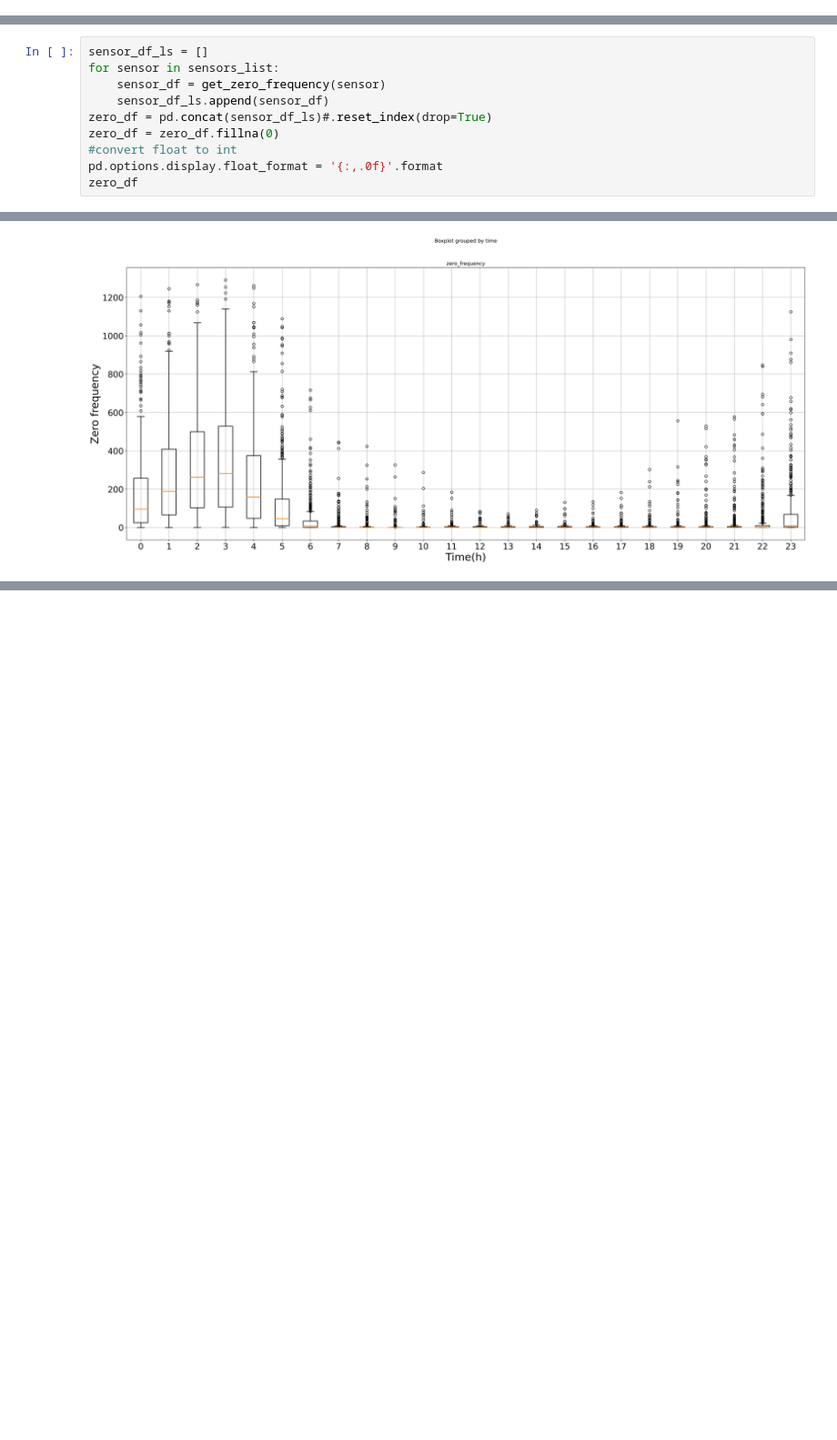
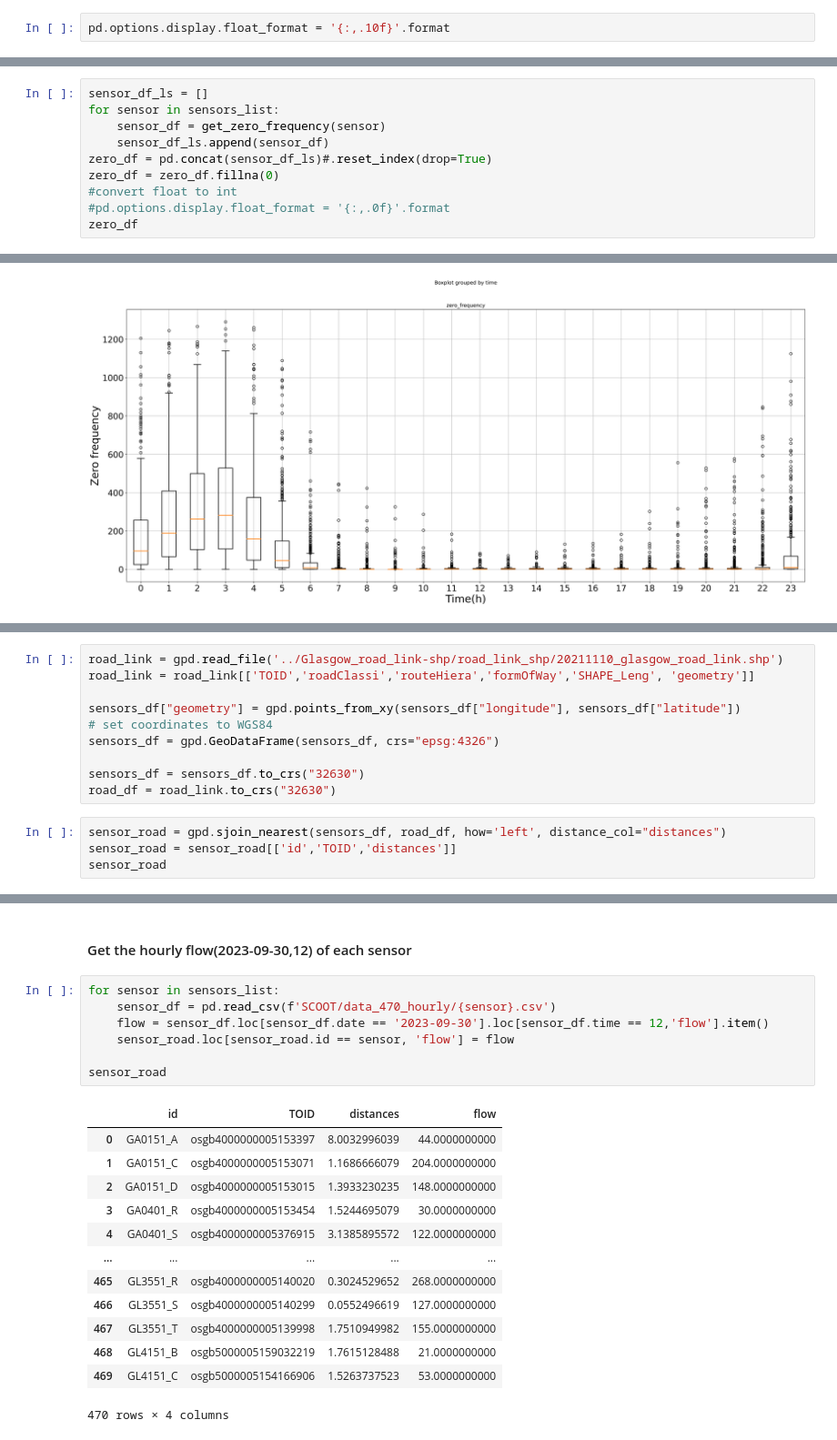
Before and after one commit to YueLi-0816/data_paper, a Jupyter notebook: traffic_flow_plot.ipynb, the cells around one changed output, grey strips where cells are left out. Shown at 91% size. Saved outputs shown, nothing was run; the diff lists cells and outputs as text; blank space fills up the shorter version.

Commit message:
find the closest road of each sensor

```diff
--- a/traffic_flow_plot.ipynb
+++ b/traffic_flow_plot.ipynb
@@ -6,6 +7,8 @@ from collections import Counter
 import seaborn as sns
 import matplotlib.pyplot as plt
 from matplotlib.pyplot import figure
+# %%
+pd.options.display.float_format = '{:,.10f}'.format
 # %%
 sensors_df = pd.read_csv('SCOOT/data_470_hourly/locations.csv')
 sensors_list = sensors_df.id.tolist()
@@ -89,7 +92,7 @@ for sensor in sensors_list:
 zero_df = pd.concat(sensor_df_ls)#.reset_index(drop=True)
 zero_df = zero_df.fillna(0)
 #convert float to int
-pd.options.display.float_format = '{:,.0f}'.format
+#pd.options.display.float_format = '{:,.0f}'.format
 zero_df
 # %% [output]
 |  | siteId | 0 | 1 | 2 | 3 | 4 | 5 | 6 | 7 | 8 | ... | ... |
@@ -155,0 +167,14 @@ plt.savefig('../../../publication/from Yue/Data paper/figure/box_zero_freq.png')
+# %%
+road_link = gpd.read_file('../Glasgow_road_link-shp/road_link_shp/20211110_glasgow_road_link.shp')
+road_link = road_link[['TOID','roadClassi','routeHiera','formOfWay','SHAPE_Leng', 'geometry']]
+
+sensors_df["geometry"] = gpd.points_from_xy(sensors_df["longitude"], sensors_df["latitude"])
+# set coordinates to WGS84
+sensors_df = gpd.GeoDataFrame(sensors_df, crs="epsg:4326")
+
+sensors_df = sensors_df.to_crs("32630")
+road_df = road_link.to_crs("32630")
+# %%
+sensor_road = gpd.sjoin_nearest(sensors_df, road_df, how='left', distance_col="distances")
+sensor_road = sensor_road[['id','TOID','distances']]
+sensor_road
@@ -155,0 +195,23 @@ plt.savefig('../../../publication/from Yue/Data paper/figure/box_zero_freq.png')
+# %% [markdown]
+#### Get the hourly flow(2023-09-30,12) of each sensor
+# %%
+for sensor in sensors_list:
+    sensor_df = pd.read_csv(f'SCOOT/data_470_hourly/{sensor}.csv')
+    flow = sensor_df.loc[sensor_df.date == '2023-09-30'].loc[sensor_df.time == 12,'flow'].item()
+    sensor_road.loc[sensor_road.id == sensor, 'flow'] = flow
+
+sensor_road
+# %% [output]
+|  | id | TOID | distances | flow |
+| 0 | GA0151_A | osgb4000000005153397 | 8.0032996039 | 44.0000000000 |
+| 1 | GA0151_C | osgb4000000005153071 | 1.1686666079 | 204.0000000000 |
+| 2 | GA0151_D | osgb4000000005153015 | 1.3933230235 | 148.0000000000 |
+| 3 | GA0401_R | osgb4000000005153454 | 1.5244695079 | 30.0000000000 |
+| 4 | GA0401_S | osgb4000000005376915 | 3.1385895572 | 122.0000000000 |
+| ... | ... | ... | ... | ... |
+| 465 | GL3551_R | osgb4000000005140020 | 0.3024529652 | 268.0000000000 |
+| 466 | GL3551_S | osgb4000000005140299 | 0.0552496619 | 127.0000000000 |
+| 467 | GL3551_T | osgb4000000005139998 | 1.7510949982 | 155.0000000000 |
+| 468 | GL4151_B | osgb5000005159032219 | 1.7615128488 | 21.0000000000 |
+| 469 | GL4151_C | osgb5000005154166906 | 1.5263737523 | 53.0000000000 |
+470 rows × 4 columns
```
Also changed, not shown: parts of 10 cells of this notebook.
